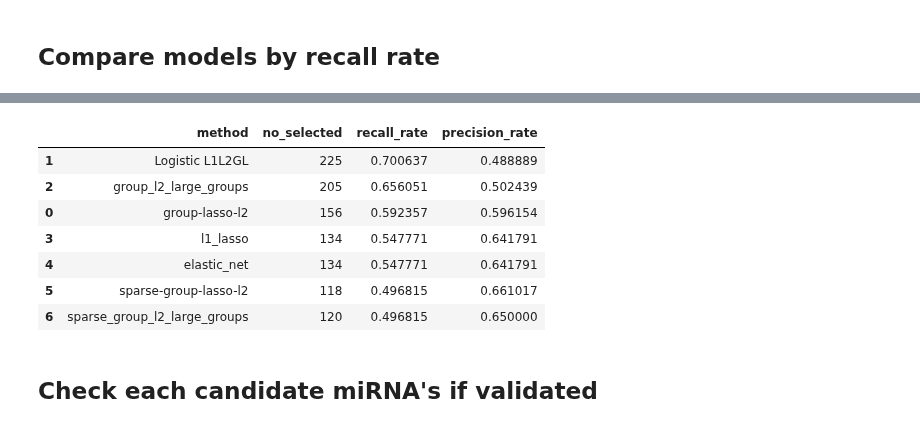
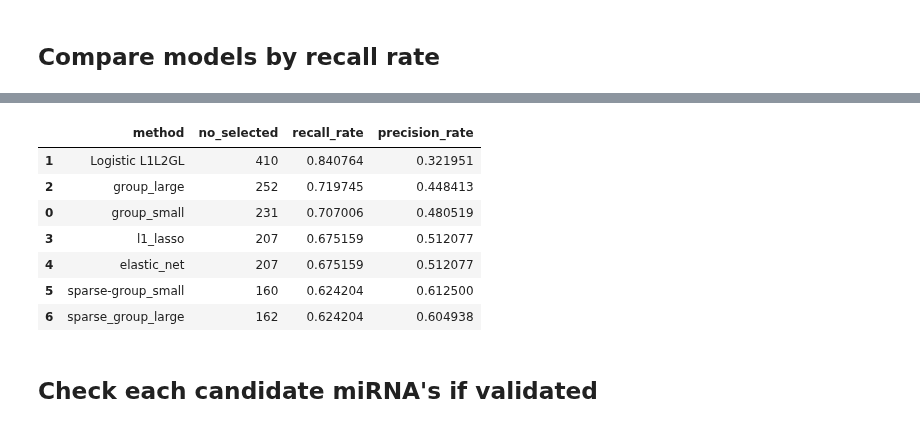
Before and after one commit to JonnyTran/microRNA-Lung-Cancer-Associations, a Jupyter notebook: notebooks/miRNA-gene_exp.ipynb, the cells around one changed output, grey strips where cells are left out. Drawn from its saved outputs; the diff is of its cells as text; code cells hidden in the pictures.

```diff
--- a/notebooks/miRNA-gene_exp.ipynb
+++ b/notebooks/miRNA-gene_exp.ipynb
@@ -326,8 +332,8 @@ KeyError: 'bipartite'
 # %%
 pathologic_stage_map = {'normal': -1, 'Stage I': 1, 'Stage II': 1, 'Stage III': 1, 'Stage IV': 1}
 
-X, y = tgca_luad.make_dataset(dataset='miRNA', normal_tumor='both', normal_matched=True, mirna_gene_matched=False,
-                              pathologic_stages=[], label_mapping=pathologic_stage_map)
+X, y = tgca_luad.make_dataset(dataset='miRNA', normal_tumor='both', normal_matched=False, mirna_gene_matched=False,
+                              pathologic_stages=['normal', 'Stage I', 'Stage II', 'Stage III', 'Stage IV'], label_mapping=pathologic_stage_map)
 
 print "X", X.shape
 print "y", y.shape
@@ -355,7 +357,7 @@ param = {'numThreads': -1, 'verbose': True,
          'it0': 10, 'max_it': 300,
          'L0': 0.1, 'tol': 1e-3, 'intercept': False,
          'pos': False}
-param['lambda1'] = 0.5
+param['lambda1'] = 0.3
 param['lambda2'] = 0.5
 param['lambda3'] = 0.5
 
@@ -448,17 +450,17 @@ for model, name in [(logistic_L1L2GL, 'Logistic L1L2GL'),
                     (sparse_group_l2, 'sparse-group-lasso-l2'),
                     (sparse_group_l2_large_groups, 'sparse_group_l2_large_groups')]:
     print '\n', name
-    print metrics.classification_report(Y_train, model.predict(X_train))
+    if name is 'Logistic L1L2GL':
+        predicted = logistic_L1L2GL.predict(X_train)
+        np.place(predicted, predicted == 0., [-1])
+        print metrics.classification_report(Y_train, predicted)
+        predicted = logistic_L1L2GL.predict(X_test)
+        np.place(predicted, predicted == 0., [-1])
+        print metrics.classification_report(Y_test, predicted)
+    else:
+        print metrics.classification_report(Y_train, model.predict(X_train))
 
-    print metrics.classification_report(Y_test, model.predict(X_test))
-
-    # print metrics.classification_report(Y_train, model.predict(X_train),
-    #                                 labels=[0, 1, 2, 3, 4],
-    #                                 target_names=['normal', 'Stage I', 'Stage II', 'Stage III', 'Stage IV'])
-    #
-    # print metrics.classification_report(Y_test, model.predict(X_test),
-    #                                 labels=[0, 1, 2, 3, 4],
-    #                                 target_names=['normal', 'Stage I', 'Stage II', 'Stage III', 'Stage IV'])
+        print metrics.classification_report(Y_test, model.predict(X_test))
 # %% [output]
 Logistic L1L2GL
              precision    recall  f1-score   support
@@ -510,54 +531,44 @@ mir2disease_nsclc_miRNAs (24,)
 # %%
 from src.utils.validate_candidate_miRNAs import recall_rate, precision_rate, get_miRNA_names
 
-# pandas.DataFrame([[name,
-#                    model.get_selected_miRNAs(mirna_list)['miRNA'].shape[0],
-#                    recall_rate(candidate_miRNAs=model.get_selected_miRNAs(mirna_list)['miRNA'].tolist(),
-#                                validated_miRNAs=HMDD_lung_neoplasm_miRNAs),
-#                    precision_rate(candidate_miRNAs=model.get_selected_miRNAs(mirna_list)['miRNA'].tolist(),
-#                                   validated_miRNAs=HMDD_lung_neoplasm_miRNAs) ] \
-#                   for model, name in [(group_l2, 'group-lasso-l2')]
-#                   ], columns=['method', 'no_selected', 'recall_rate', 'precision_rate'])\
-#     .sort('recall_rate', ascending=False)
-
 models = []
-for model, name in [(group_l2, 'group-lasso-l2'),
+for model, name in [(group_l2, 'group_small'),
                     (logistic_L1L2GL, 'Logistic L1L2GL'),
-                    (group_l2_large_groups, 'group_l2_large_groups'),
+                    (group_l2_large_groups, 'group_large'),
                     (l1_lasso, 'l1_lasso'),
                     (elastic_net, 'elastic_net'),
-                    (sparse_group_l2, 'sparse-group-lasso-l2'),
-                    (sparse_group_l2_large_groups, 'sparse_group_l2_large_groups')]:
+                    (sparse_group_l2, 'sparse-group_small'),
+                    (sparse_group_l2_large_groups, 'sparse_group_large')]:
     if name is 'Logistic L1L2GL':
         models.append([name,
                    len(model.beta.nonzero()[0]),
                    recall_rate(candidate_miRNAs=get_miRNA_names(model.beta.nonzero()[0], mirna_list),
                                validated_miRNAs=valudating_miRNAs),
                    precision_rate(candidate_miRNAs=get_miRNA_names(model.beta.nonzero()[0], mirna_list),
                                   validated_miRNAs=valudating_miRNAs) ])
     else:
         models.append([name,
                    model.get_selected_miRNAs(mirna_list)['miRNA'].shape[0],
                    recall_rate(candidate_miRNAs=model.get_selected_miRNAs(mirna_list)['miRNA'].tolist(),
                                validated_miRNAs=valudating_miRNAs),
                    precision_rate(candidate_miRNAs=model.get_selected_miRNAs(mirna_list)['miRNA'].tolist(),
                                   validated_miRNAs=valudating_miRNAs) ])
 
 pandas.DataFrame(models, columns=['method', 'no_selected', 'recall_rate', 'precision_rate']).sort_values(by='recall_rate', ascending=False)
 # (group_l2_large_groups, 'group_l2_large_groups'),
 # (l1_lasso, 'l1_lasso'),
 # (elastic_net, 'elastic_net'),
 # (sparse_group_l2, 'sparse-group-lasso-l2'),
 # (sparse_group_l2_large_groups, 'sparse_group_l2_large_groups')
 # %% [output]
 |  | method | no_selected | recall_rate | precision_rate |
-| 1 | Logistic L1L2GL | 225 | 0.700637 | 0.488889 |
-| 2 | group_l2_large_groups | 205 | 0.656051 | 0.502439 |
-| 0 | group-lasso-l2 | 156 | 0.592357 | 0.596154 |
-| 3 | l1_lasso | 134 | 0.547771 | 0.641791 |
-| 4 | elastic_net | 134 | 0.547771 | 0.641791 |
-| 5 | sparse-group-lasso-l2 | 118 | 0.496815 | 0.661017 |
-| 6 | sparse_group_l2_large_groups | 120 | 0.496815 | 0.650000 |
+| 1 | Logistic L1L2GL | 410 | 0.840764 | 0.321951 |
+| 2 | group_large | 252 | 0.719745 | 0.448413 |
+| 0 | group_small | 231 | 0.707006 | 0.480519 |
+| 3 | l1_lasso | 207 | 0.675159 | 0.512077 |
+| 4 | elastic_net | 207 | 0.675159 | 0.512077 |
+| 5 | sparse-group_small | 160 | 0.624204 | 0.612500 |
+| 6 | sparse_group_large | 162 | 0.624204 | 0.604938 |
 # %% [markdown]
 ## Check each candidate miRNA's if validated
 # %%
```
Also changed, not shown: parts of 12 cells of this notebook, 1 other file.
